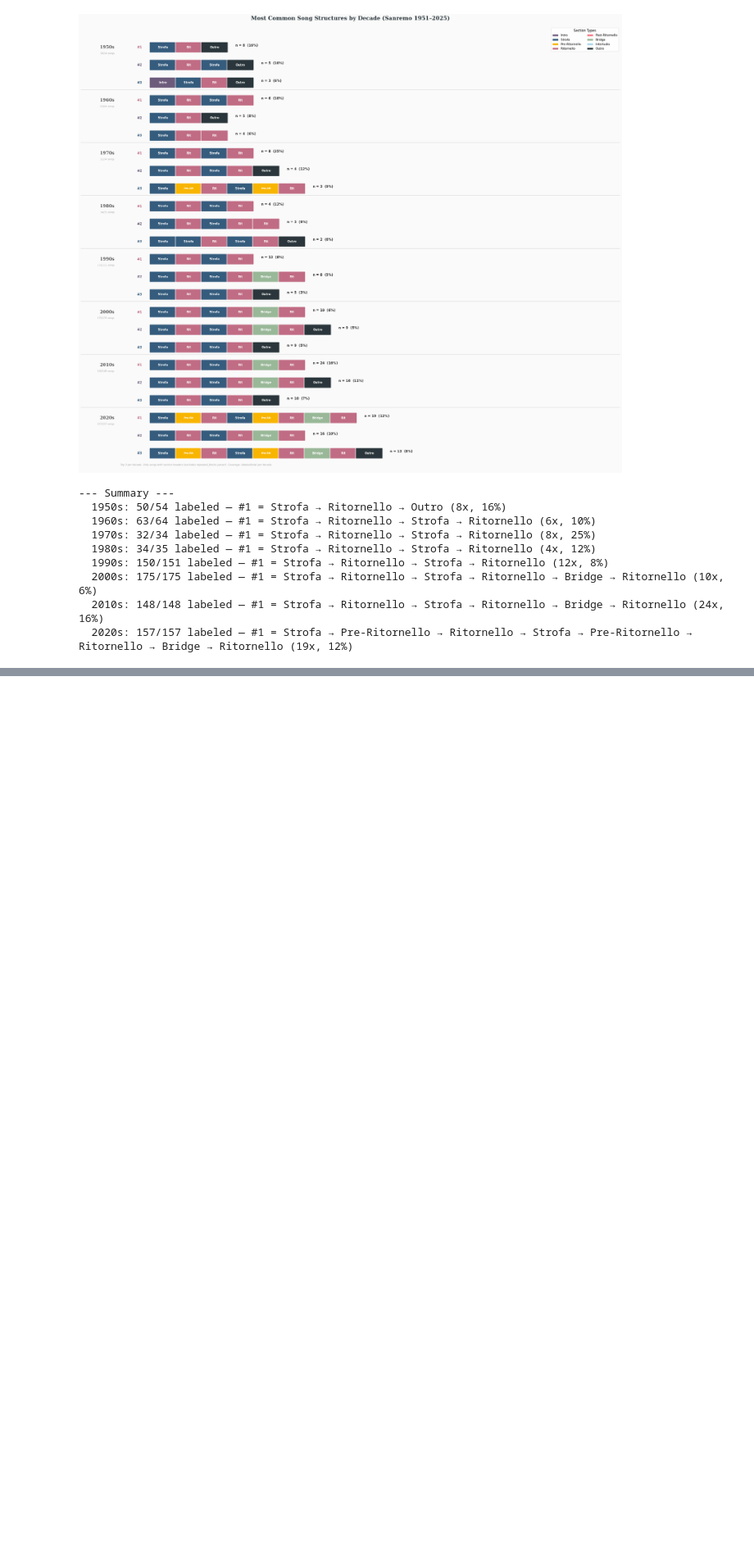
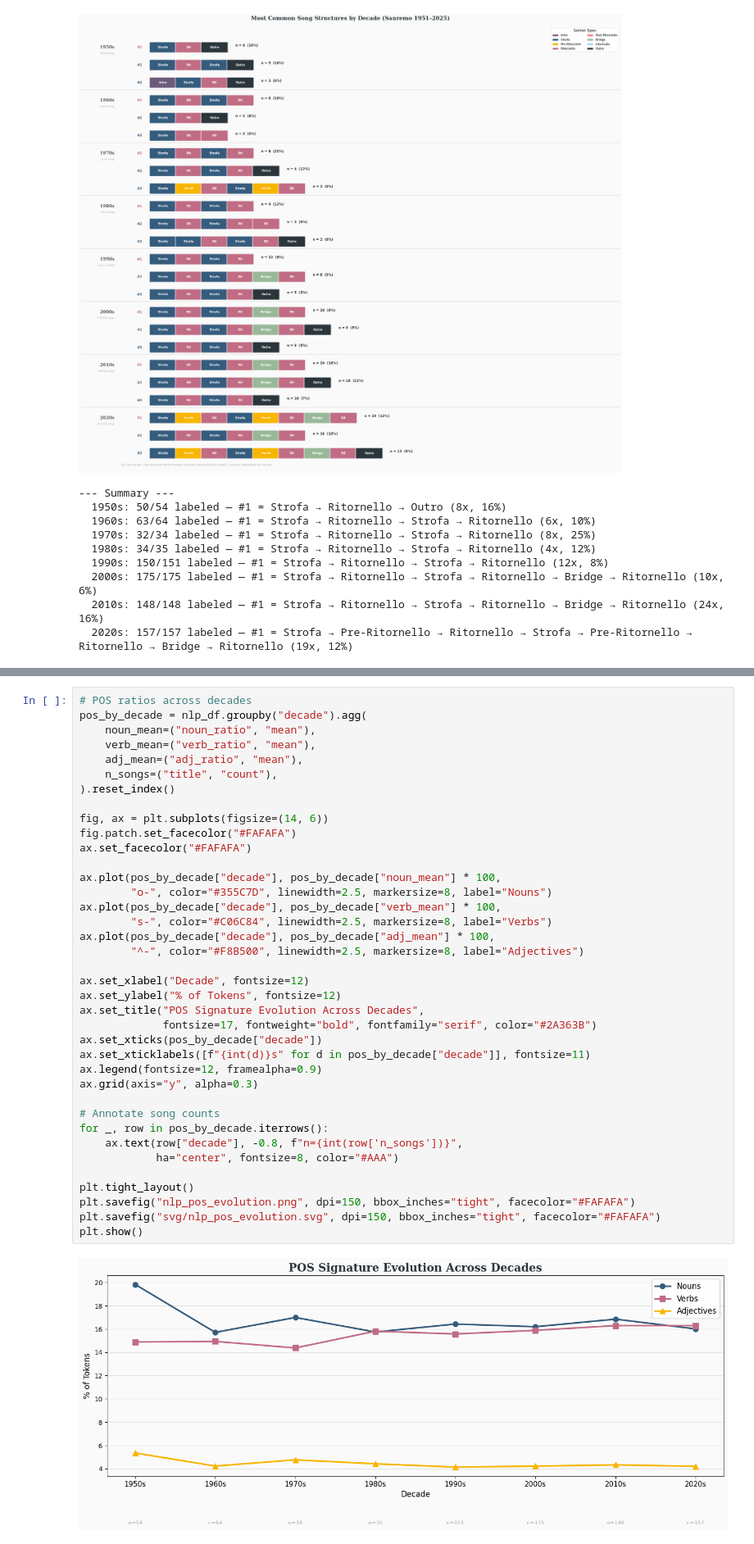
Before and after one commit to sarapaolella/sanremo_project, a Jupyter notebook: analysis.ipynb, the cells around one changed output, grey strips where cells are left out. Shown at 82% size. Drawn from its saved outputs; the diff is of its cells as text; blank space fills up the shorter version.

```diff
--- a/analysis.ipynb
+++ b/analysis.ipynb
@@ -647,0 +864,40 @@ for d in sorted(decade_structs):
+# %%
+# POS ratios across decades
+pos_by_decade = nlp_df.groupby("decade").agg(
+    noun_mean=("noun_ratio", "mean"),
+    verb_mean=("verb_ratio", "mean"),
+    adj_mean=("adj_ratio", "mean"),
+    n_songs=("title", "count"),
+).reset_index()
+
+fig, ax = plt.subplots(figsize=(14, 6))
+fig.patch.set_facecolor("#FAFAFA")
+ax.set_facecolor("#FAFAFA")
+
+ax.plot(pos_by_decade["decade"], pos_by_decade["noun_mean"] * 100,
+        "o-", color="#355C7D", linewidth=2.5, markersize=8, label="Nouns")
+ax.plot(pos_by_decade["decade"], pos_by_decade["verb_mean"] * 100,
+        "s-", color="#C06C84", linewidth=2.5, markersize=8, label="Verbs")
+ax.plot(pos_by_decade["decade"], pos_by_decade["adj_mean"] * 100,
+        "^-", color="#F8B500", linewidth=2.5, markersize=8, label="Adjectives")
+
+ax.set_xlabel("Decade", fontsize=12)
+ax.set_ylabel("% of Tokens", fontsize=12)
+ax.set_title("POS Signature Evolution Across Decades",
+             fontsize=17, fontweight="bold", fontfamily="serif", color="#2A363B")
+ax.set_xticks(pos_by_decade["decade"])
+ax.set_xticklabels([f"{int(d)}s" for d in pos_by_decade["decade"]], fontsize=11)
+ax.legend(fontsize=12, framealpha=0.9)
+ax.grid(axis="y", alpha=0.3)
+
+# Annotate song counts
+for _, row in pos_by_decade.iterrows():
+    ax.text(row["decade"], -0.8, f"n={int(row['n_songs'])}",
+            ha="center", fontsize=8, color="#AAA")
+
+plt.tight_layout()
+plt.savefig("nlp_pos_evolution.png", dpi=150, bbox_inches="tight", facecolor="#FAFAFA")
+plt.savefig("svg/nlp_pos_evolution.svg", dpi=150, bbox_inches="tight", facecolor="#FAFAFA")
+plt.show()
+# %% [output]
+[figure, added]
```
Also changed, not shown: parts of 10 cells of this notebook, 16 other files.
